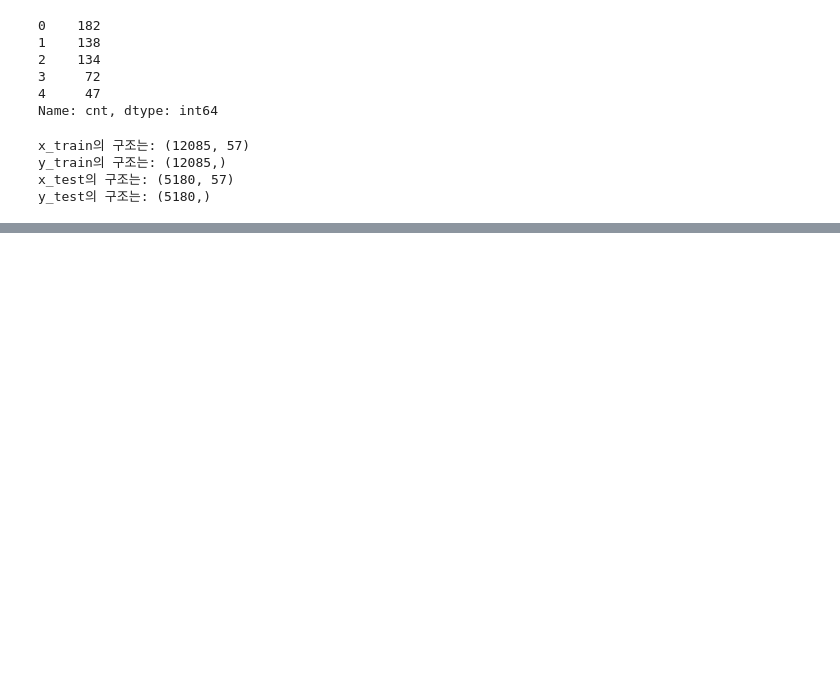
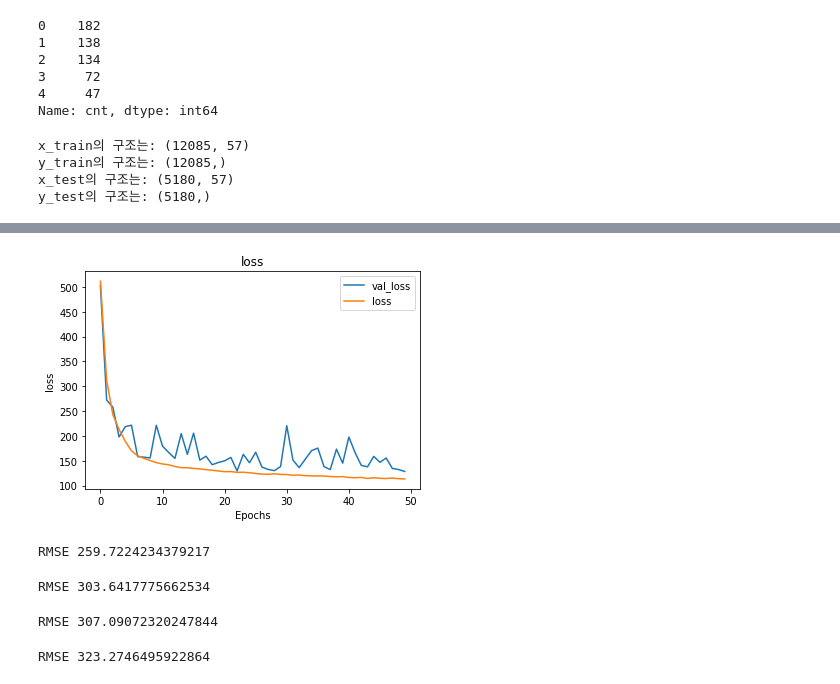
Before and after one commit to MoonGyu1/2021-2-GNUVIL-AI, a Jupyter notebook: demand-forecasting-of-london-bike.ipynb, the cells around one changed output, grey strips where cells are left out. Drawn from its saved outputs; the diff is of its cells as text; code cells hidden in the pictures; blank space fills up the shorter version.

```diff
--- a/demand-forecasting-of-london-bike.ipynb
+++ b/demand-forecasting-of-london-bike.ipynb
@@ -343,0 +344,10 @@ Epoch 50/50
+# %%
+plt.plot(history.history['val_loss'])
+plt.plot(history.history['loss'])
+plt.title('loss')
+plt.xlabel('Epochs')
+plt.ylabel('loss')
+plt.legend(['val_loss', 'loss'])
+plt.show()
+# %% [output]
+[figure, added]
@@ -343,0 +356,34 @@ Epoch 50/50
+# %%
+from sklearn.metrics import mean_squared_error
+
+def RMSE(y_test, y_predict):
+    return np.sqrt(mean_squared_error(y_test, y_predict))
+print('RMSE', RMSE(y_test, y_predict))
+# %% [output]
+RMSE 259.7224234379217
+# %%
+# 랜덤 포레스트
+
+from sklearn.ensemble import RandomForestRegressor
+rf = RandomForestRegressor(n_estimators=100, random_state=16)
+rf.fit(x_train, y_train)
+rf_result = rf.predict(x_test)
+print('RMSE', RMSE(y_test, rf_result))
+# %% [output]
+RMSE 303.6417775662534
+# %%
+from xgboost import XGBRegressor
+xgb = XGBRegressor(n_estimators=100, random_state=16)
+xgb.fit(x_train, y_train)
+xgb_result = xgb.predict(x_test)
+print('RMSE', RMSE(y_test, xgb_result))
+# %% [output]
+RMSE 307.09072320247844
+# %%
+from lightgbm import LGBMRegressor
+lgb = LGBMRegressor(n_estimators=100, random_state=16)
+lgb.fit(x_train, y_train)
+lgb_result = lgb.predict(x_test)
+print('RMSE', RMSE(y_test, lgb_result))
+# %% [output]
+RMSE 323.2746495922864
```
Also changed, not shown: parts of 6 cells of this notebook.
